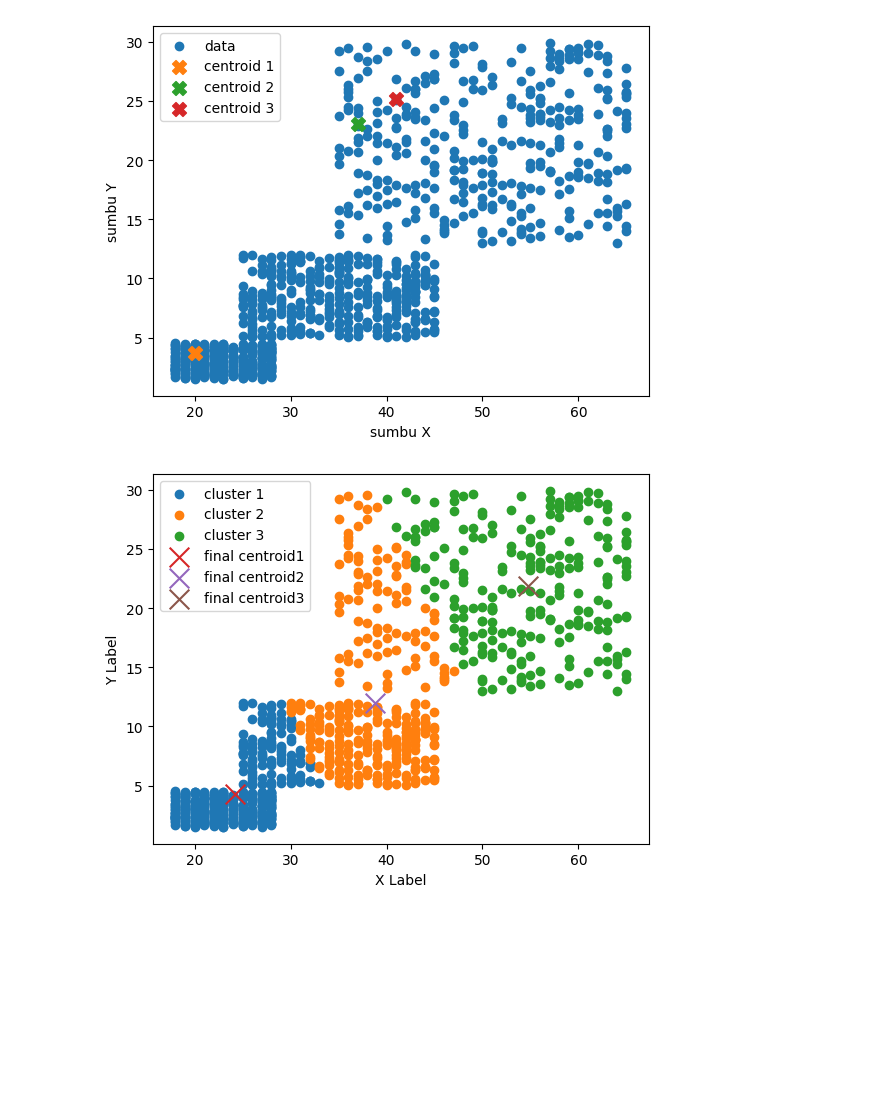
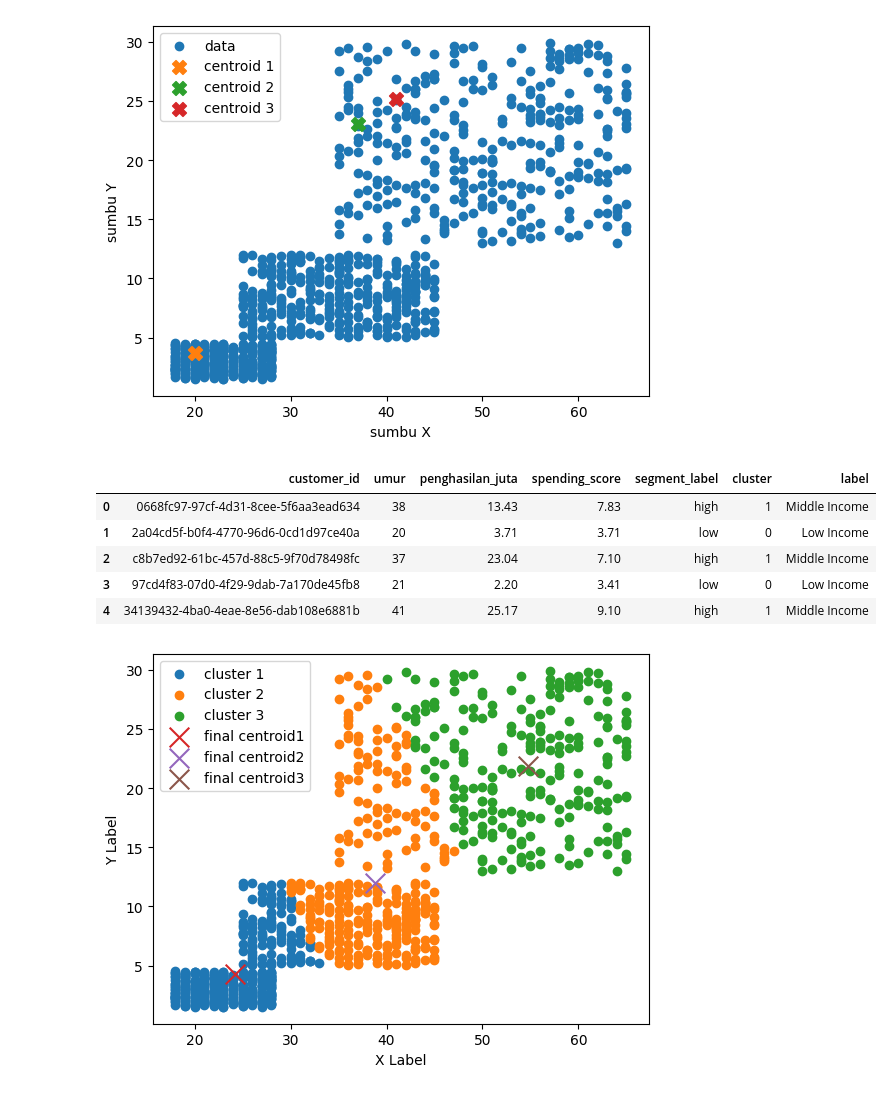
Before and after one commit to R1fky/algoritma_k-means-clustering, a Jupyter notebook: customer_segmentation/k-means.ipynb, the cells around one changed output. Saved outputs shown, nothing was run; the diff lists cells and outputs as text; code cells hidden in the pictures; blank space fills up the shorter version.

```diff
--- a/customer_segmentation/k-means.ipynb
+++ b/customer_segmentation/k-means.ipynb
@@ -117,14 +117,14 @@ def k_means(datas, centroid):
     final_c = old_c.copy() # menyimpan final centroid
     status = True
     while(status):
-
-
         # membuat cluster dari panjang centroid
         K = len(old_c)
         klusters = []
         for k in range(K):
             klusters.append([])
 
+        #cluster index
+        index_cluster = []
         # hitung jarak ke setiap centroid
         for point in poitns:
             # simpan semua jarak
@@ -139,6 +139,8 @@ def k_means(datas, centroid):
 
             index_terdekat = np.argmin(all_distances)
             klusters[index_terdekat].append(point)
+            index_cluster.append(index_terdekat)
+
 
         # mencari nilai centroid baru
         new_c = []
@@ -160,16 +162,32 @@ def k_means(datas, centroid):
             # centroid final
             final_c = old_c.copy()
 
-    return klusters, final_c, history_centroid
+    return klusters, final_c, history_centroid, index_cluster
 # %%
-# all_kluster, final_centroids, h_centroid = k_means(datas_points, centroids)
+all_kluster, final_centroids, h_centroid, idx_cluster= k_means(datas_points, centroids)
+data["cluster"] = idx_cluster
+#label dataset
+label_map = {
+    0: "Low Income",
+    1: "Middle Income",
+    2: "High Income"
+}
 
+data["label"] =  data["cluster"].map(label_map)
+data.head()
 # for kls in range(len(all_kluster)):
 #     print(f"kluster ke { kls + 1}: {all_kluster[kls]}")
 
 
 # print(final_centroids)
 # for f_centroid in range(len(final_centroids)):
 #     print(f"centroid ke { f_centroid + 1}: {final_centroids[f_centroid]}")
 
 # print(h_centroid)
+# %% [output]
+|  | customer_id | umur | penghasilan_juta | spending_score | segment_label | cluster | label |
+| 0 | 0668fc97-97cf-4d31-8cee-5f6aa3ead634 | 38 | 13.43 | 7.83 | high | 1 | Middle Income |
+| 1 | 2a04cd5f-b0f4-4770-96d6-0cd1d97ce40a | 20 | 3.71 | 3.71 | low | 0 | Low Income |
+| 2 | c8b7ed92-61bc-457d-88c5-9f70d78498fc | 37 | 23.04 | 7.10 | high | 1 | Middle Income |
+| 3 | 97cd4f83-07d0-4f29-9dab-7a170de45fb8 | 21 | 2.20 | 3.41 | low | 0 | Low Income |
+| 4 | 34139432-4ba0-4eae-8e56-dab108e6881b | 41 | 25.17 | 9.10 | high | 1 | Middle Income |
```
Also changed, not shown: parts of 3 cells of this notebook, 8 other files.
